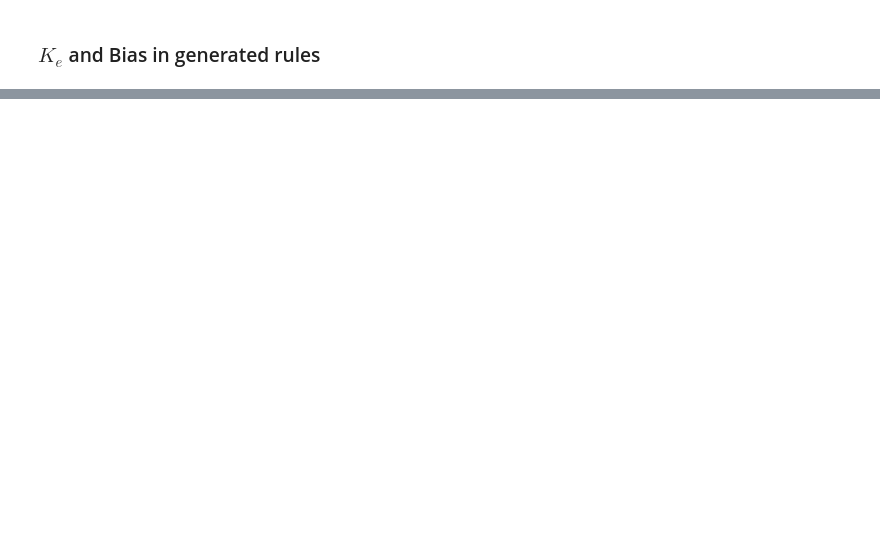
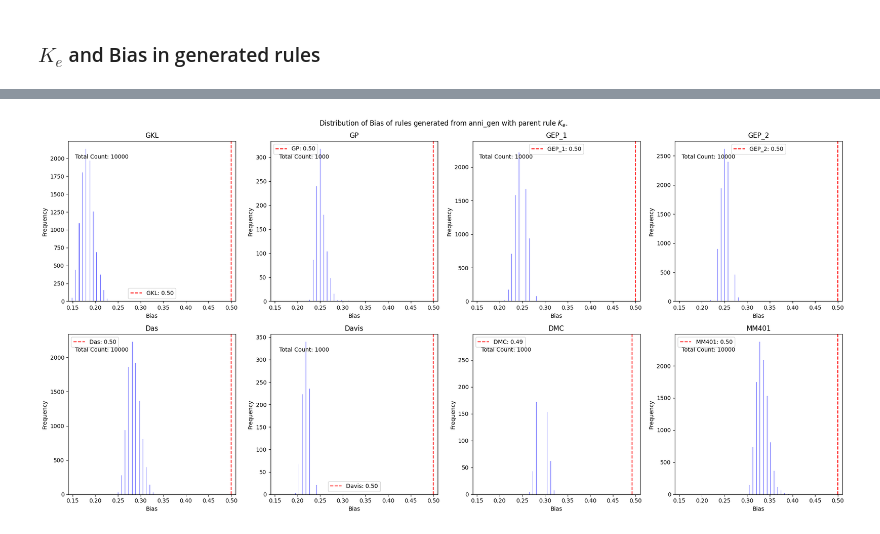
Before and after one commit to yoshiakifujita/CANA, a Jupyter notebook: automata/automata.ipynb, the cells around one changed output, grey strips where cells are left out. Drawn from its saved outputs; the diff is of its cells as text; code cells hidden in the pictures; blank space fills up the shorter version.

```diff
--- a/automata/automata.ipynb
+++ b/automata/automata.ipynb
@@ -2339,0 +2299,41 @@ Count: 20000
+# %%
+nodes ={k: v[plot_value_type] for k, v in generated_nodes.items()}
+min_max, parent_rule_values = min_max_and_parent_rule_values(
+    automata_output_list,
+    nodes,
+    value_type="bias",
+    include_parent=True,
+)
+save = True
+# plot nodes in 8 subplots
+fig, axs = plt.subplots(2, 4, figsize=(20, 10))
+fig.suptitle(title)
+for i, (item, node) in enumerate(nodes.items()):
+    ax = axs[i // 4, i % 4]
+    ax.hist(node, bins=100, color="blue", alpha=0.7)
+    ax.set_xlim(min_max)
+    ax.text(
+        0.2,
+        0.9,
+        f"Total Count: {len(node)}",
+        horizontalalignment="center",
+        verticalalignment="center",
+        transform=ax.transAxes,
+        fontsize=10,
+    )
+    ax.axvline(
+        parent_rule_values[item],
+        color="red",
+        linestyle="--",
+        label=f"{item}: {parent_rule_values[item]:.2f}",
+    )
+    ax.set_title(item)
+    ax.set_xlabel("Bias")
+    ax.set_ylabel("Frequency")
+    ax.legend()
+plt.tight_layout()
+if save:
+    plt.savefig(filename)
+plt.show()
+# %% [output]
+[figure, added]
```
Also changed, not shown: parts of 14 cells of this notebook.
